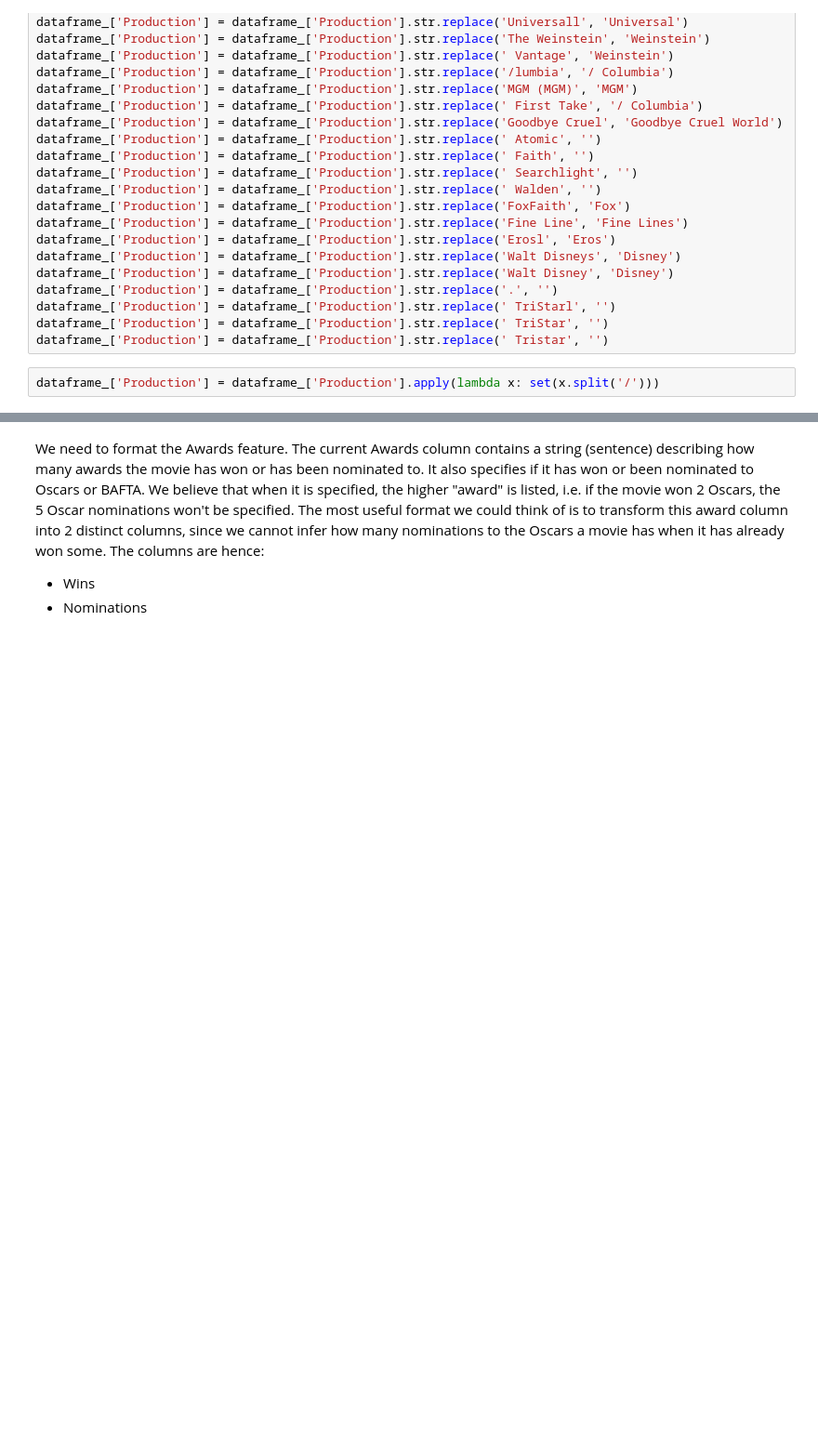
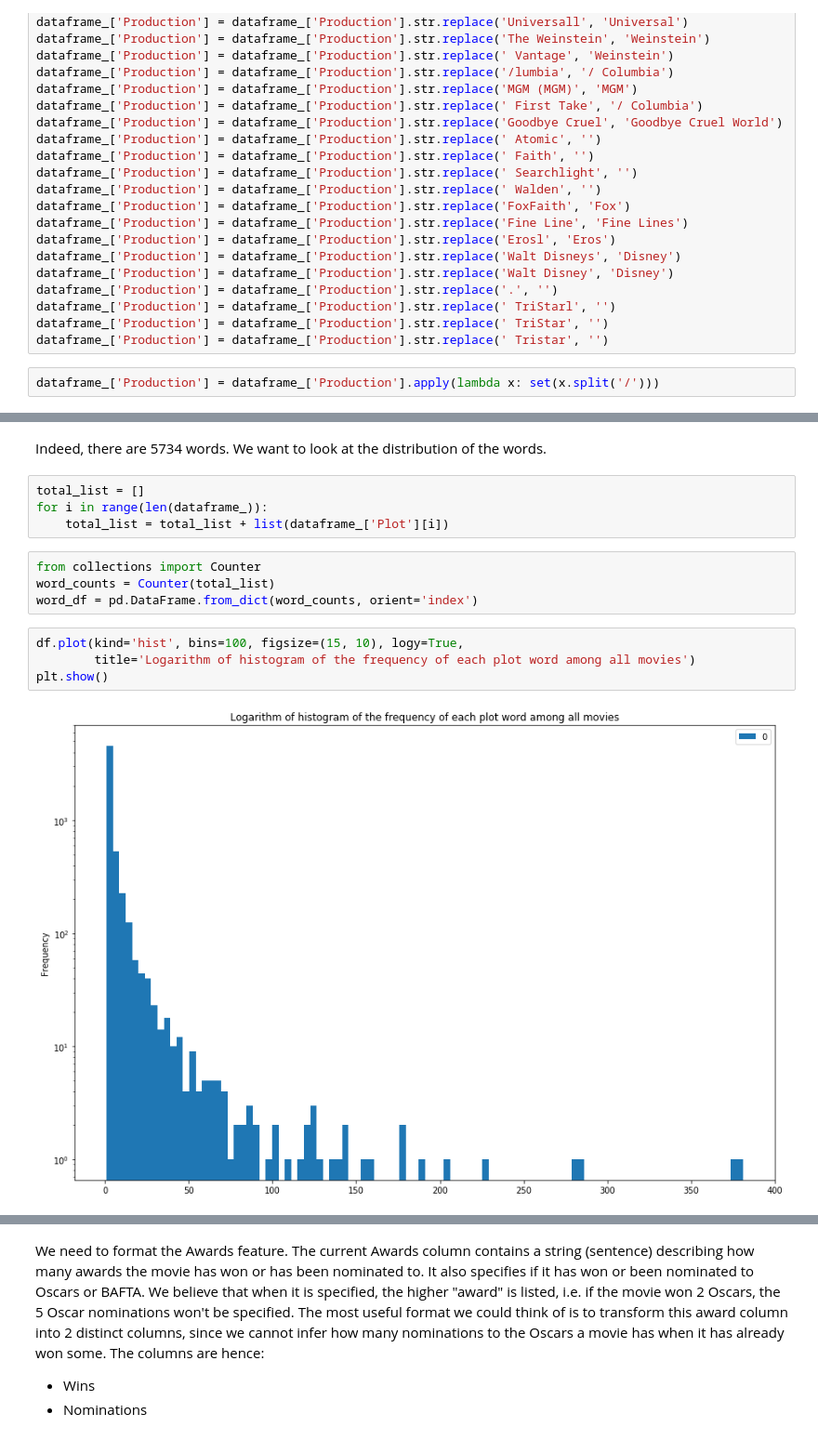
Before and after one commit to illorens/Project_NTDS, a Jupyter notebook: Analysis.ipynb, the cells around one changed output, grey strips where cells are left out. Shown at 93% size. Cells and saved outputs as stored; diff of their text form; blank space fills up the shorter version.

```diff
--- a/Analysis.ipynb
+++ b/Analysis.ipynb
@@ -329,0 +382,16 @@ dataframe_['Plot'] = dataframe_['Plot'].apply(lambda x: set(x.split(' ')))
+# %% [markdown]
+Indeed, there are 5734 words. We want to look at the distribution of the words.
+# %%
+total_list = []
+for i in range(len(dataframe_)):
+    total_list = total_list + list(dataframe_['Plot'][i])
+# %%
+from collections import Counter
+word_counts = Counter(total_list)
+word_df = pd.DataFrame.from_dict(word_counts, orient='index')
+# %%
+df.plot(kind='hist', bins=100, figsize=(15, 10), logy=True,
+        title='Logarithm of histogram of the frequency of each plot word among all movies')
+plt.show()
+# %% [output]
+[figure, added]
```
Also changed, not shown: parts of 17 cells of this notebook.
